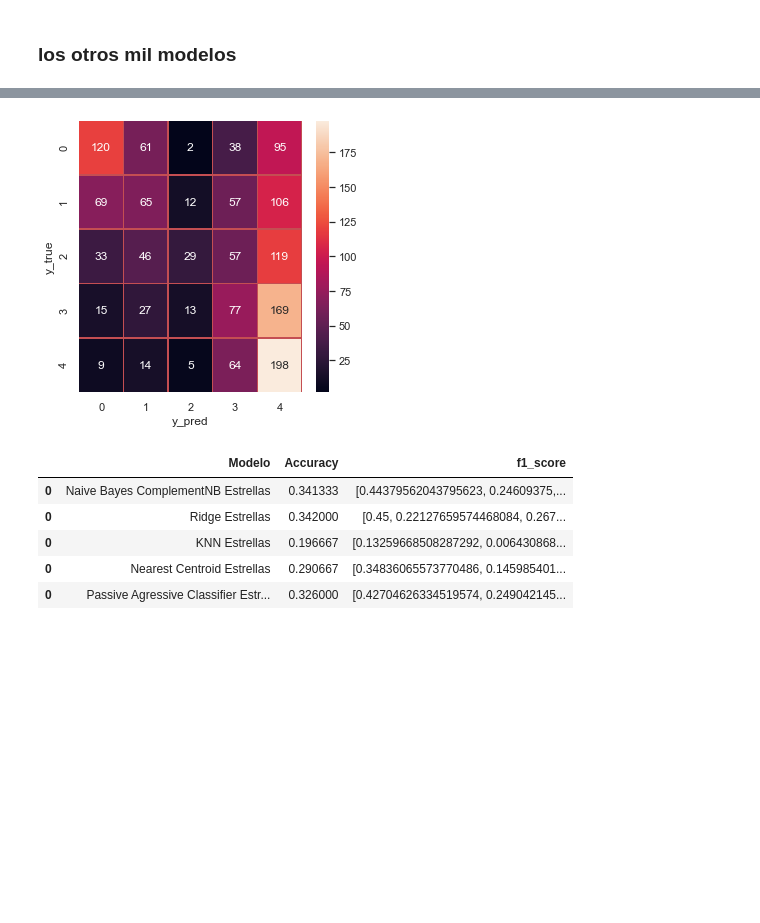
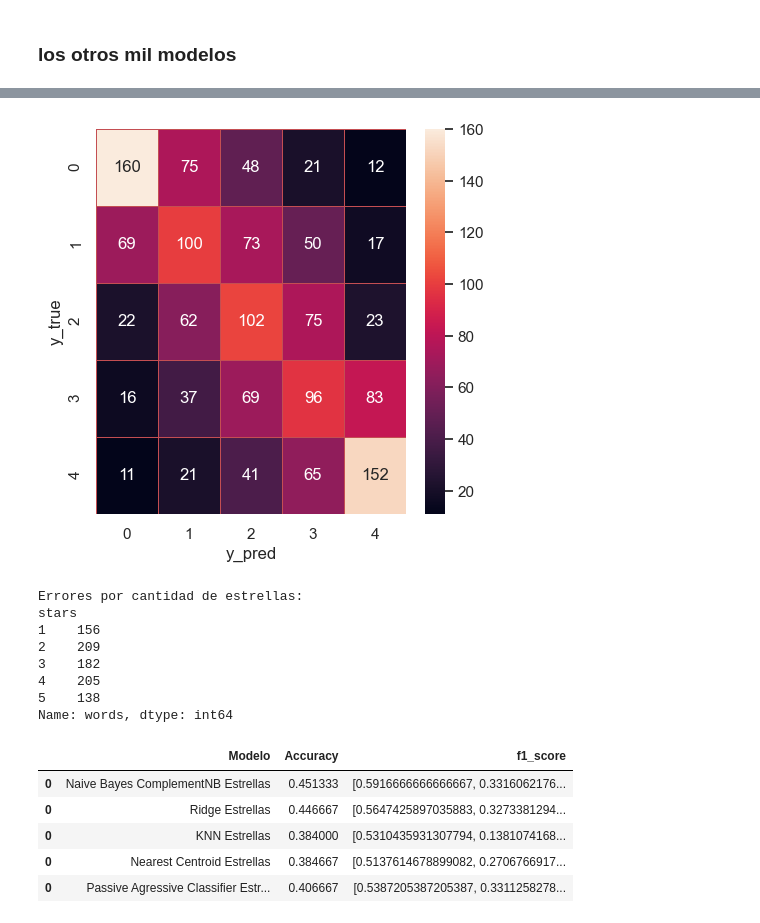
Before and after one commit to valeriaortizl/amazon_ratings_prediction, a Jupyter notebook: DS_Proyecto_03_NLP_v2.ipynb, the cells around one changed output, grey strips where cells are left out. Drawn from its saved outputs; the diff is of its cells as text; code cells hidden in the pictures; blank space fills up the shorter version.

```diff
--- a/DS_Proyecto_03_NLP_v2.ipynb
+++ b/DS_Proyecto_03_NLP_v2.ipynb
@@ -828,6 +835,6 @@ rf.fit(X_train, y_train)
 rf = rf.best_estimator_
 y_pred = rfo.predict(X_test)
 
-errores5 = errores5.append(error5('Random Forest Estrellas', rf, X_train, y_train, X_test, y_test, y_pred))
+errores5 = errores5.append(error5('Random Forest Estrellas', rf, X_train, y_train, X_test, y_test, y_pred, dev_token))
 errores5
 # %% [output]
@@ -844,6 +860,6 @@ ridge = RidgeClassifier(solver='sag', tol=0.01)
 ridge.fit(X_train, y_train)
 y_pred = ridge.predict(X_test)
 
-errores5 = errores5.append(error5('Ridge Estrellas', ridge, X_train, y_train, X_test, y_test, y_pred))
+errores5 = errores5.append(error5('Ridge Estrellas', ridge, X_train, y_train, X_test, y_test, y_pred, dev_token))
 errores5
 # %% [output]
@@ -860,6 +884,6 @@ neigh.fit(X_train, y_train)
 neigh = neigh.best_estimator_
 y_pred = neigh.predict(X_test)
 
-errores5 = errores5.append(error5('KNN Estrellas', neigh, X_train, y_train, X_test, y_test, y_pred))
+errores5 = errores5.append(error5('KNN Estrellas', neigh, X_train, y_train, X_test, y_test, y_pred, dev_token))
 errores5
 # %% [output]
@@ -875,6 +907,6 @@ centroid = NearestCentroid()
 centroid.fit(X_train, y_train)
 y_pred = centroid.predict(X_test)
 
-errores5 = errores5.append(error5('Nearest Centroid Estrellas', centroid, X_train, y_train, X_test, y_test, y_pred))
+errores5 = errores5.append(error5('Nearest Centroid Estrellas', centroid, X_train, y_train, X_test, y_test, y_pred, dev_token))
 errores5
 # %% [output]
@@ -887,20 +927,28 @@ errores5
 # %%
 from sklearn.linear_model import PassiveAggressiveClassifier
 
 pac = PassiveAggressiveClassifier()
 pac.fit(X_train, y_train)
 y_pred = pac.predict(X_test)
 
-errores5 = errores5.append(error5('Passive Agressive Classifier Estrellas', pac, X_train, y_train, X_test, y_test, y_pred))
+errores5 = errores5.append(error5('Passive Agressive Classifier Estrellas', pac, X_train, y_train, X_test, y_test, y_pred, dev_token))
 errores5
 # %% [output]
-[figure, old version]
+[figure, new version]
+Errores por cantidad de estrellas:
+stars
+1    156
+2    209
+3    182
+4    205
+5    138
+Name: words, dtype: int64
 |  | Modelo | Accuracy | f1_score |
-| 0 | Naive Bayes ComplementNB Estrellas | 0.341333 | [0.44379562043795623, 0.24609375,... |
-| 0 | Ridge Estrellas | 0.342000 | [0.45, 0.22127659574468084, 0.267... |
-| 0 | KNN Estrellas | 0.196667 | [0.13259668508287292, 0.006430868... |
-| 0 | Nearest Centroid Estrellas | 0.290667 | [0.34836065573770486, 0.145985401... |
-| 0 | Passive Agressive Classifier Estr... | 0.326000 | [0.42704626334519574, 0.249042145... |
+| 0 | Naive Bayes ComplementNB Estrellas | 0.451333 | [0.5916666666666667, 0.3316062176... |
+| 0 | Ridge Estrellas | 0.446667 | [0.5647425897035883, 0.3273381294... |
+| 0 | KNN Estrellas | 0.384000 | [0.5310435931307794, 0.1381074168... |
+| 0 | Nearest Centroid Estrellas | 0.384667 | [0.5137614678899082, 0.2706766917... |
+| 0 | Passive Agressive Classifier Estr... | 0.406667 | [0.5387205387205387, 0.3311258278... |
 # %%
 from sklearn.linear_model import Perceptron #se demoro 1563 segundos
 
```
Also changed, not shown: parts of 63 cells of this notebook.
